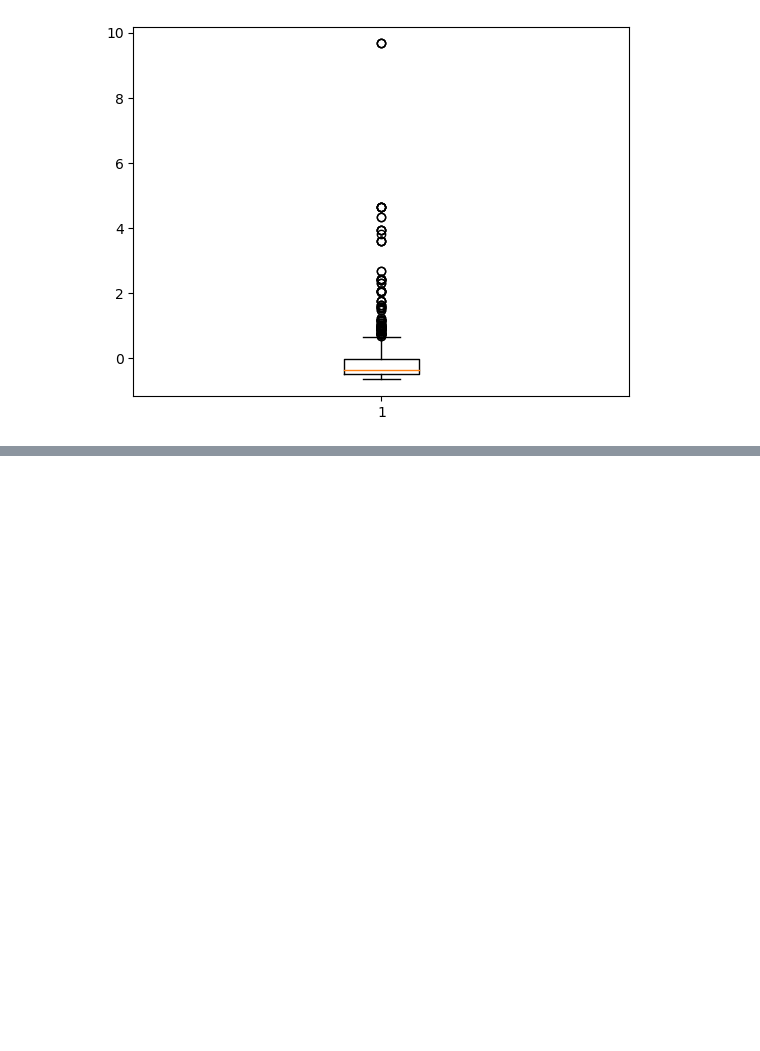
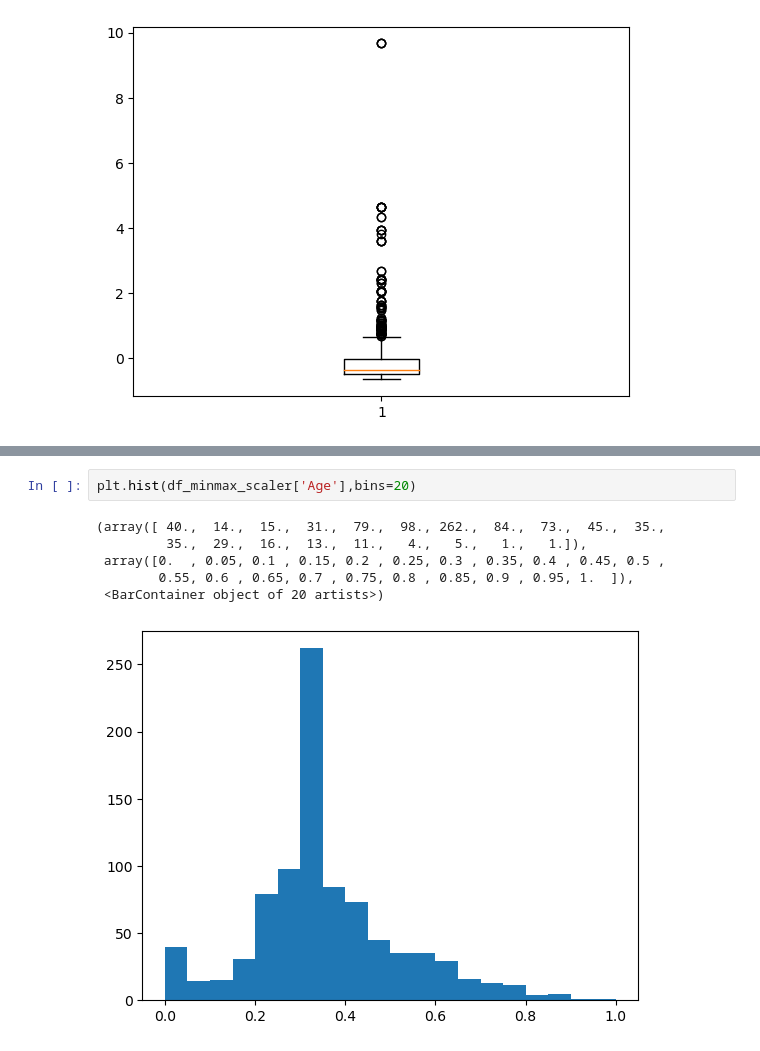
Before and after one commit to AdityaPapal/Machine_learning, a Jupyter notebook: EDA/Feature Scaling/Normalization and Standardization .ipynb, the cells around one changed output, grey strips where cells are left out. Drawn from its saved outputs; the diff is of its cells as text; blank space fills up the shorter version.

```diff
--- a/EDA/Feature Scaling/Normalization and Standardization .ipynb
+++ b/EDA/Feature Scaling/Normalization and Standardization .ipynb
@@ -171,0 +198,9 @@ plt.boxplot(df_scaled[:,3])
+# %%
+plt.hist(df_minmax_scaler['Age'],bins=20)
+# %% [output]
+(array([ 40.,  14.,  15.,  31.,  79.,  98., 262.,  84.,  73.,  45.,  35.,
+         35.,  29.,  16.,  13.,  11.,   4.,   5.,   1.,   1.]),
+ array([0.  , 0.05, 0.1 , 0.15, 0.2 , 0.25, 0.3 , 0.35, 0.4 , 0.45, 0.5 ,
+        0.55, 0.6 , 0.65, 0.7 , 0.75, 0.8 , 0.85, 0.9 , 0.95, 1.  ]),
+ <BarContainer object of 20 artists>)
+[figure, added]
```
Also changed, not shown: parts of 22 cells of this notebook.
